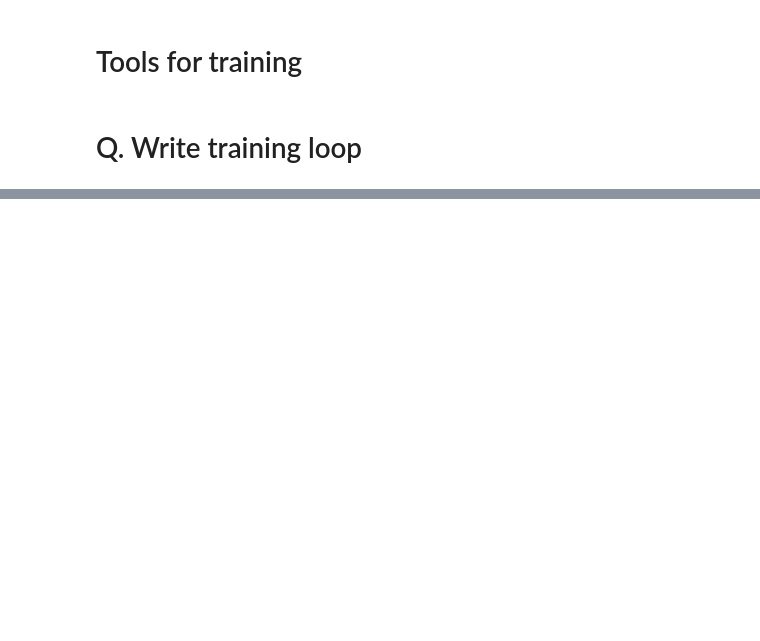
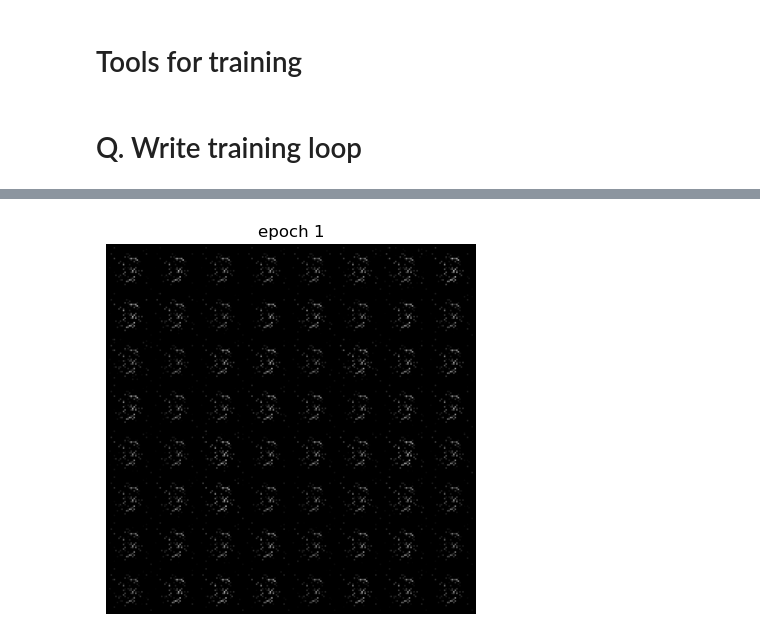
Before and after one commit to dashingzombie/HW6, a Jupyter notebook: gan-base3.ipynb, the cells around one changed output, grey strips where cells are left out. Saved outputs shown, nothing was run; the diff lists cells and outputs as text; code cells hidden in the pictures; blank space fills up the shorter version.

```diff
--- a/gan-base3.ipynb
+++ b/gan-base3.ipynb
@@ -20,6 +20,7 @@ epochs = 100
 sample_size = 64 # fixed sample size for generator
 nz = 128 # latent vector size
 k = 1 # number of steps to apply to the discriminator
+lr = 0.0002
 device = torch.device('cuda' if torch.cuda.is_available() else 'cpu')
 # %% [markdown]
 # Prepare training dataset
@@ -97,8 +116,9 @@ print('######################')
 # Tools for training
 # %%
 # optimizers
-optim_g = optim.Adam(generator.parameters(), lr=0.0002)
-optim_d = optim.Adam(discriminator.parameters(), lr=0.0002)
+
+optim_g = optim.Adam(generator.parameters(), lr=lr)
+optim_d = optim.Adam(discriminator.parameters(), lr=lr)
 # %%
 # loss function
 criterion = nn.BCELoss() # Binary Cross Entropy loss
@@ -130,7 +150,7 @@ noise = create_noise(sample_size, nz)
 # Q. Write training loop
 # %%
 torch.manual_seed(7777)
-
+noise_strength = 0.2
 def generator_loss(output, true_label):
     ############ YOUR CODE HERE ##########
     return criterion(output, true_label)
@@ -152,38 +172,44 @@ for epoch in range(epochs):
 
 
         ############ YOUR CODE HERE ##########
-        discriminator.zero_grad()
+
+
         # Real data
-        real_images, _ = data
-        real_images = real_images.to(device)
-        batch_size = real_images.size(0)
-        labelreal = label_real(batch_size)
 
-        output_real = discriminator(real_images)
-        loss_real = generator_loss(output_real, labelreal)
+        for i in range(k):
+            optim_d.zero_grad()
+            real_images, _ = data
+            real_images = real_images.to(device)
+            batch_size = len(real_images)
+            labelreal = label_real(batch_size)
 
-        # Fake data
+            output_real = discriminator(real_images)
+            loss_real = generator_loss(output_real, labelreal)
+
+            # Fake data
+            fake_images = generator(create_noise(batch_size, nz))
+            labelfake = label_fake(fake_images.size(0))
+
+            output_fake = discriminator(fake_images)
+            loss_fake = discriminator_loss(output_fake, labelfake)
+
+            # Update discriminator
+            loss_dis = loss_real + loss_fake
+            loss_dis.backward()
+            optim_d.step()
+            loss_d += loss_dis.data.item()
+        # Training Generator
+
+        optim_g.zero_grad()
         fake_images = generator(create_noise(batch_size, nz))
-        labelfake = label_fake(fake_images.size(0))
-
-        output_fake = discriminator(fake_images.detach())
-        loss_fake = discriminator_loss(output_fake, labelfake)
-
-        # Update discriminator
-        loss_d = loss_real + loss_fake
-        loss_d.backward()
-        optim_d.step()
-
-        # Training Generator
-        discriminator.zero_grad()
-        generator.zero_grad()
-
-        labelreal = label_real(fake_images.size(0))
-        output_fake = discriminator(fake_images)
-        loss_g = generator_loss(output_fake, labelreal)
+        fake_images_n = fake_images+ torch.randn_like(fake_images) * noise_strength
+        labelreal = label_real(fake_images_n.size(0))
+        output_fake = discriminator(fake_images_n)
+        loss_gen = generator_loss(output_fake, labelreal)
 
         # Update generator
-        loss_g.backward()
+        loss_gen.backward()
+        loss_g += loss_gen.data.item()
         optim_g.step()
 
         ######################################
@@ -195,8 +221,14 @@ for epoch in range(epochs):
     # make the images as grid
     generated_img = make_grid(generated_img)
 
+    save_generator_image(generated_img, f"outputs/gen_img{epoch+1}.png")
+    images.append(generated_img)
+    epoch_loss_g = loss_g / bi # total generator loss for the epoch
+    epoch_loss_d = loss_d / bi # total discriminator loss for the epoch
+    losses_g.append(epoch_loss_g)
+    losses_d.append(epoch_loss_d)
     # visualize generated images
-    if (epoch + 1) % 25 == 0:
+    if (epoch + 1) in [1, 5, 10, 20, 50, 100]:
         plt.imshow(generated_img.permute(1, 2, 0))
         plt.title(f'epoch {epoch+1}')
         plt.axis('off')
@@ -205,9 +237,4 @@ for epoch in range(epochs):
         print(f"Generator loss: {epoch_loss_g:.8f}, Discriminator loss: {epoch_loss_d:.8f}")
 
     # save the generated torch tensor models to disk
-    save_generator_image(generated_img, f"outputs/gen_img{epoch+1}.png")
-    images.append(generated_img)
-    epoch_loss_g = loss_g / bi # total generator loss for the epoch
-    epoch_loss_d = loss_d / bi # total discriminator loss for the epoch
-    losses_g.append(epoch_loss_g)
-    losses_d.append(epoch_loss_d)
+# %% [output]
@@ -213,0 +242 @@ for epoch in range(epochs):
+[figure, added]
```
Also changed, not shown: parts of 9 cells of this notebook.
